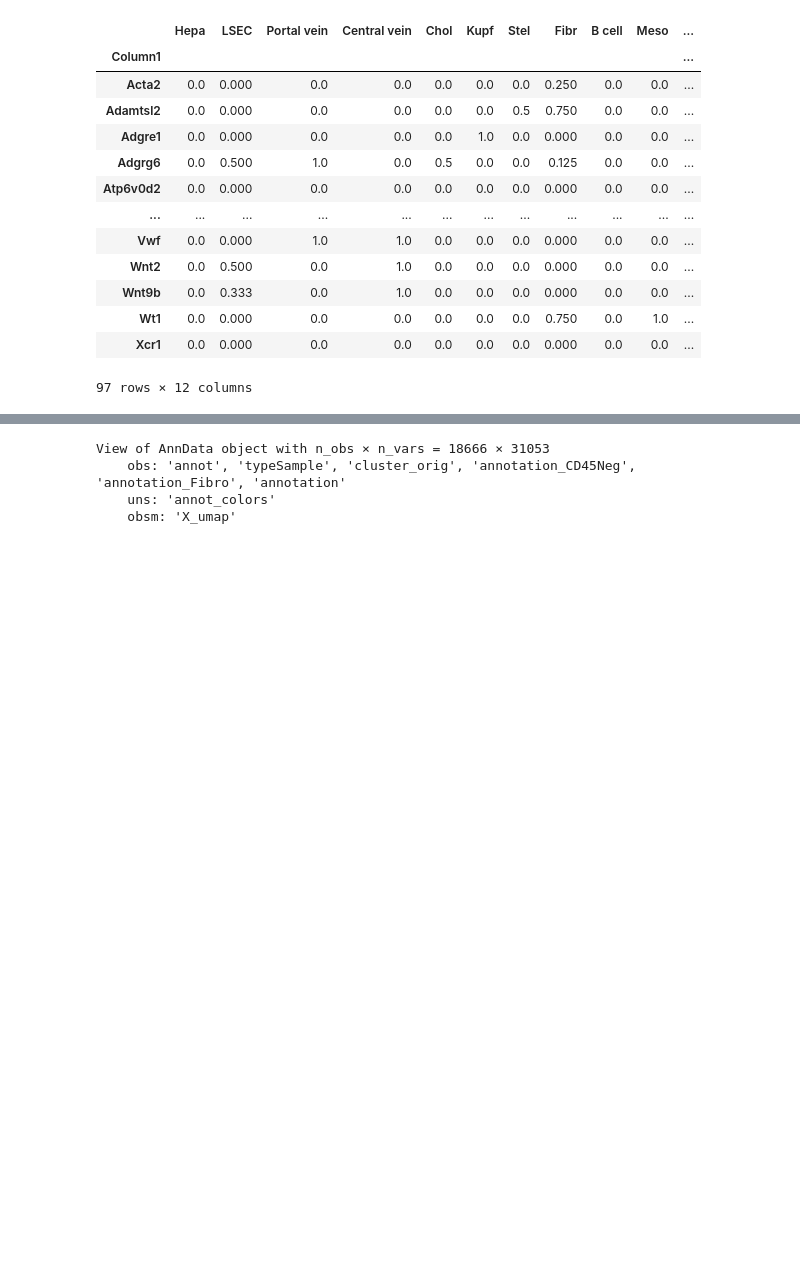
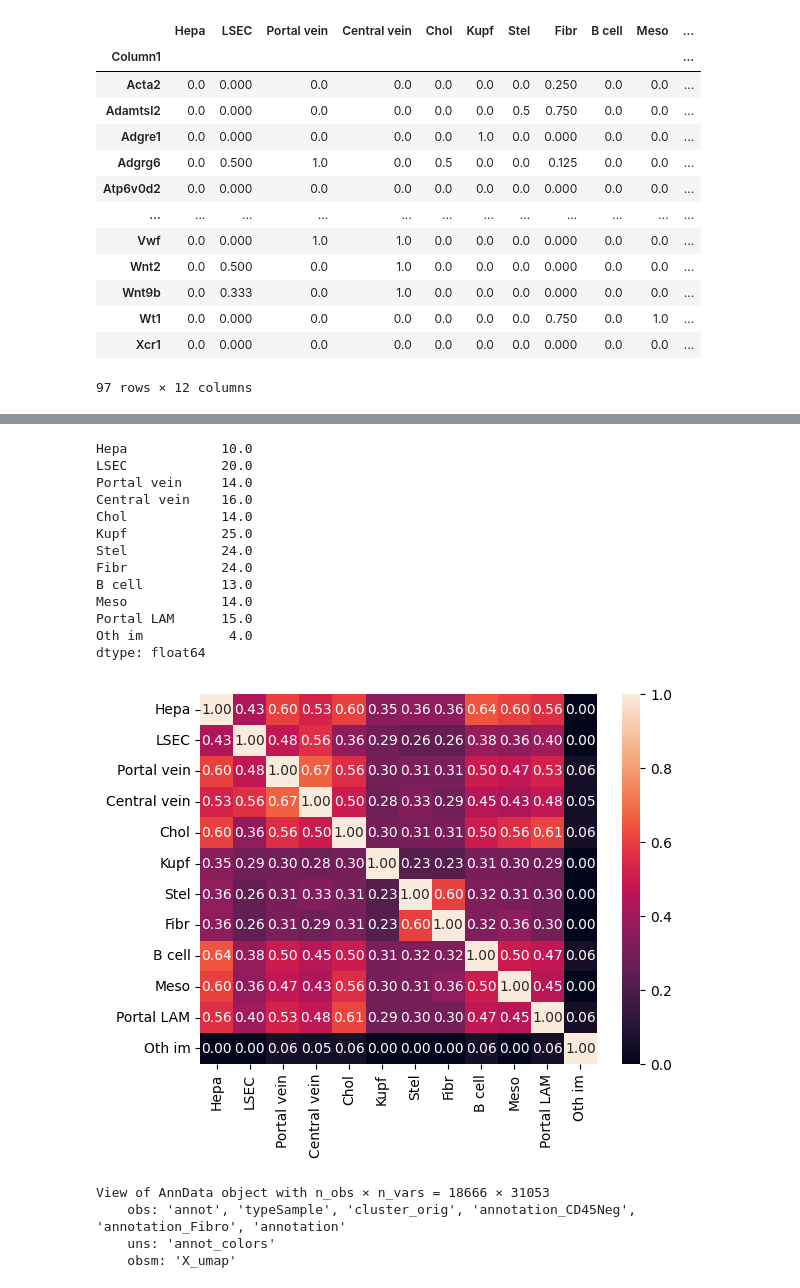
Before and after one commit to WoutVanhenden/Thesis, a Jupyter notebook: markers_annotation.ipynb, the cells around one changed output, grey strips where cells are left out. Cells and saved outputs as stored; diff of their text form; code cells hidden in the pictures; blank space fills up the shorter version.

Commit message:
new file:   annotation_score_geneMichiel_OthIm_endoSplit_portalLAM.ipynb 	modified:   markers_annotation.ipynb 	modified:   own_and_modified_functions.ipynb

```diff
--- a/markers_annotation.ipynb
+++ b/markers_annotation.ipynb
@@ -233,3 +233,57 @@ dtype: float64
+# %%
+# marker gene list based on updated Sparrow marker panel by Michiel
+genes = marker_genes_HL2.index.tolist()
+cell_types = marker_genes_HL2.columns.tolist()
+mapping_cell_type_names = {}
+mapping_cell_type_names['Hepa'] = 'Hepatocyte'
+mapping_cell_type_names['LSEC'] = 'LSEC'
+mapping_cell_type_names['Portal vein'] = 'PV EC'
+mapping_cell_type_names['Central vein'] = 'CV EC'
+mapping_cell_type_names['Chol'] = 'Cholangiocyte'
+mapping_cell_type_names['Kupf'] = 'KC'
+mapping_cell_type_names['Stel'] = 'Stellate cell'
+mapping_cell_type_names['Fibr'] = 'Fibroblast'
+mapping_cell_type_names['B cell'] = 'B cell'
+mapping_cell_type_names['Meso'] = 'Mesothelial cell'
+mapping_cell_type_names['Portal LAM'] = 'BD LAM'
+path = "/home/wout/Documents/Thesis_lokaal/Mouse_Liver_Resolve_Data/updated_SPArrOW_marker_panel_Michiel.csv"
+df_Michiel_raw = pd.read_csv(path, sep=',', index_col=0)
+genes_Michiel = df_Michiel_raw.index.tolist()
+genes_overlap = list(set(genes) & set(genes_Michiel))
+genes_missing_in_Michiel = list(set(genes) - set(genes_overlap))
+# take subset of rows in genes
+df_Michiel_subset = df_Michiel_raw.loc[genes_overlap,:]
+# add column HepatocyteCentral and HepatocytePortal to Hepatocyte column
+df_Michiel_subset['Hepatocyte'] = df_Michiel_subset['Hepatocyte'] + df_Michiel_subset['HepatocyteCentral'] + df_Michiel_subset['HepatocytePortal']
+# if value in df_Michiel_subset['Hepatocyte'] is > 1, set to 1
+df_Michiel_subset[df_Michiel_subset['Hepatocyte'] > 1] = 1
+# add rows with 0 values for genes that are missing in Michiel
+df_Michiel_subset = df_Michiel_subset.append(pd.DataFrame(0, index=genes_missing_in_Michiel, columns=df_Michiel_subset.columns))
+# reorder rows based on genes
+df_Michiel_subset = df_Michiel_subset.reindex(genes)
+# rename column
+for key in mapping_cell_type_names:
+    df_Michiel_subset = df_Michiel_subset.rename(columns={mapping_cell_type_names[key]:key})
+df_Michiel_subset['Oth im'] = 0
+df_Michiel_subset.loc[['Cd9','Itgb7','Spn','Itgax'],'Oth im'] = 1
+df_Michiel_subset = df_Michiel_subset[cell_types]
+df_Michiel_subset.to_csv("/home/wout/Documents/Thesis_lokaal/Mouse_Liver_Resolve_Data/markerGeneListMichiel_othIm_endoSplit_portalLAM.csv")
+Jaccard_similarity_matrix("/home/wout/Documents/Thesis_lokaal/Mouse_Liver_Resolve_Data/markerGeneListMichiel_othIm_endoSplit_portalLAM.csv")
+# %% [output]
+Hepa            10.0
+LSEC            20.0
+Portal vein     14.0
+Central vein    16.0
+Chol            14.0
+Kupf            25.0
+Stel            24.0
+Fibr            24.0
+B cell          13.0
+Meso            14.0
+Portal LAM      15.0
+Oth im           4.0
+dtype: float64
+[figure, added]
 # %%
 ad_sc = sc.read('/home/wout/Documents/Thesis_lokaal/Data_to_create_liver_atlas/adataAtlasRESOLVE.h5ad')
 ad_sc=ad_sc[ad_sc.obs.typeSample=='nucSeq']
```
Also changed, not shown: parts of 2 cells of this notebook, 2 other files.
